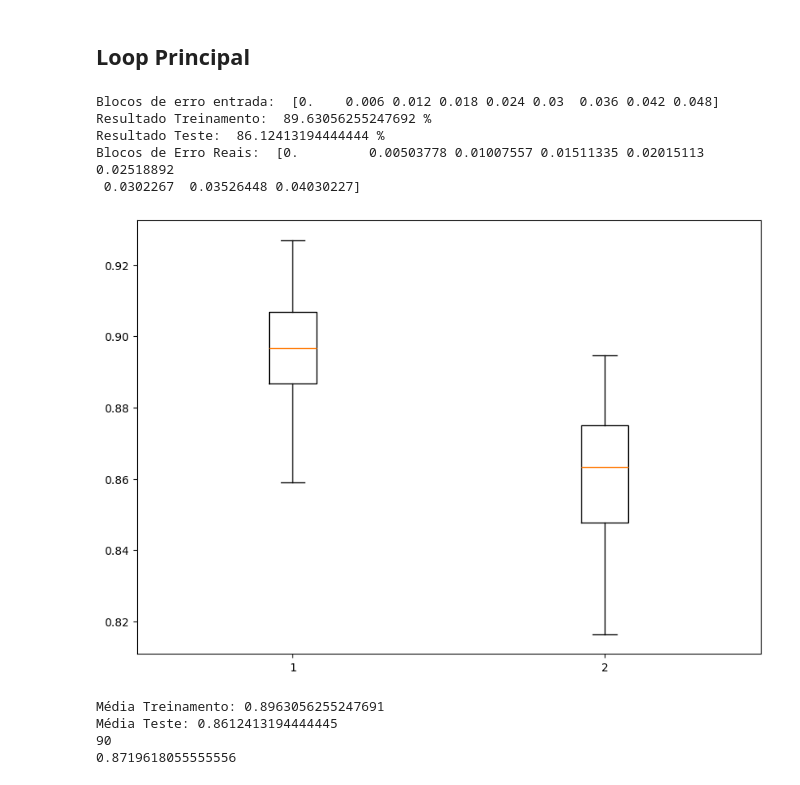
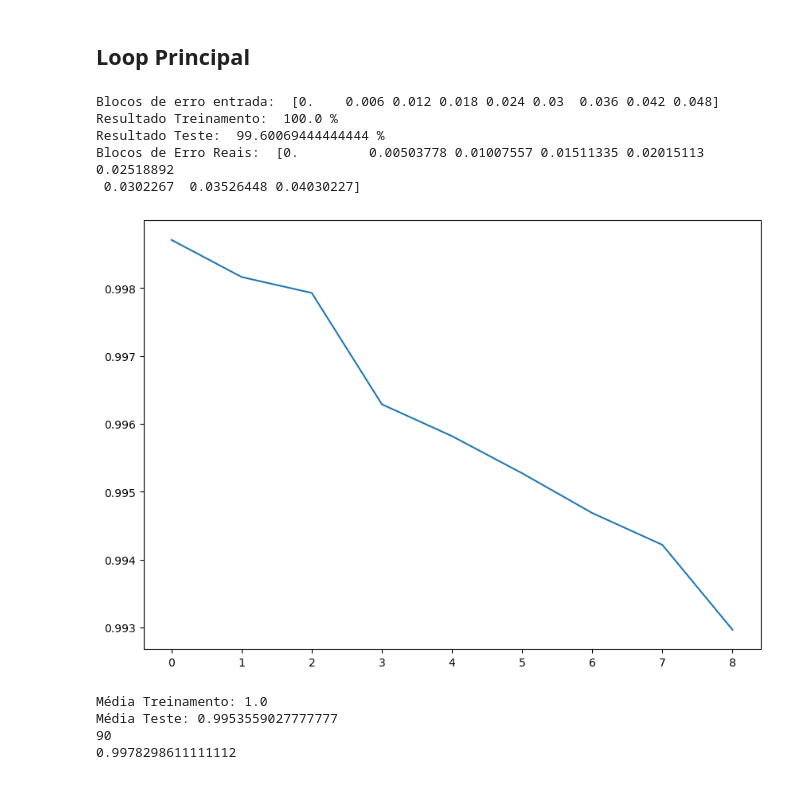
Before and after one commit to anajlm/ee933-tf, a Jupyter notebook: redes/SVM_Breast.ipynb, the cells around one changed output. Drawn from its saved outputs; the diff is of its cells as text; code cells hidden in the pictures.

```diff
--- a/redes/SVM_Breast.ipynb
+++ b/redes/SVM_Breast.ipynb
@@ -155,12 +155,14 @@ stepErros=0.006
 
 vector = np.arange(0, percentualErrosMaximo, stepErros)
 print("Blocos de erro entrada: ", vector)
-nRepeticoes=10
+nRepeticoes=100
 resultadosConsolidados_treino = []
 resultadosConsolidados_teste = []
+resultadosMedias_teste=[]
 blocos = []
 
 for percentErro in vector:
+    buffer=[]
     for i in range(nRepeticoes):
         # Total number of samples
 
@@ -218,41 +220,42 @@ for percentErro in vector:
         testLabels = filtered_rows_Test.loc[:, "Diagnosis"].map({"M": 0, "B": 1}).to_numpy()
 
 
-        clf = svm.SVC()
+        #clf = svm.SVC()
+        clf = svm.SVC(C=10, gamma=0.01, kernel='rbf', class_weight='balanced')
 
         clf.fit(trainData,trainLabels)
 
         resultadoTreinamento=clf.predict(trainData)
         resultadoTeste=clf.predict(testData)
 
         blocos.append(  (len(indices_label0_erro)+len(indices_label1_erro))/len(trainLabels) )
         resultadosConsolidados_treino.append( sum((trainLabels==resultadoTreinamento))/len(trainLabels) )
         resultadosConsolidados_teste.append( sum((testLabels==resultadoTeste))/len(testLabels) )
-
+        buffer.append( sum((testLabels==resultadoTeste))/len(testLabels) )
     # print("observados_treinamento=",observados_treinamento)
     # print("soma=",sum(trainLabels==observados_treinamento))
     # print("len=",len(trainLabels))
-
+    resultadosMedias_teste.append(statistics.mean(buffer))
     # print(sum(trainLabels==observados_treinamento)/len(trainLabels))
 
 print("Resultado Treinamento: ", 100*statistics.mean(resultadosConsolidados_treino),"%")
 print("Resultado Teste: ", 100*statistics.mean(resultadosConsolidados_teste),"%")
 print("Blocos de Erro Reais: ", np.unique(blocos))
 
 ig = plt.figure(figsize =(10, 7))
 
 # Creating plot
-plt.boxplot([resultadosConsolidados_treino,resultadosConsolidados_teste])
-
+#plt.boxplot([resultadosConsolidados_treino,resultadosConsolidados_teste])
+plt.plot(resultadosMedias_teste)
 # show plot
 plt.show()
 # %% [output]
 Blocos de erro entrada:  [0.    0.006 0.012 0.018 0.024 0.03  0.036 0.042 0.048]
-Resultado Treinamento:  89.63056255247692 %
-Resultado Teste:  86.12413194444444 %
+Resultado Treinamento:  100.0 %
+Resultado Teste:  99.60069444444444 %
 Blocos de Erro Reais:  [0.         0.00503778 0.01007557 0.01511335 0.02015113 0.02518892
  0.0302267  0.03526448 0.04030227]
-[figure, old version]
+[figure, new version]
 # %%
 import os
 print("Média Treinamento:", np.mean(resultadosConsolidados_treino))
@@ -282,7 +285,7 @@ if not os.path.exists(string):
 
 print(statistics.mean(resultadosConsolidados_teste[20:29]))
 # %% [output]
-Média Treinamento: 0.8963056255247691
-Média Teste: 0.8612413194444445
+Média Treinamento: 1.0
+Média Teste: 0.9953559027777777
 90
-0.8719618055555556
+0.9978298611111112
```
Also changed, not shown: 33 other files.
